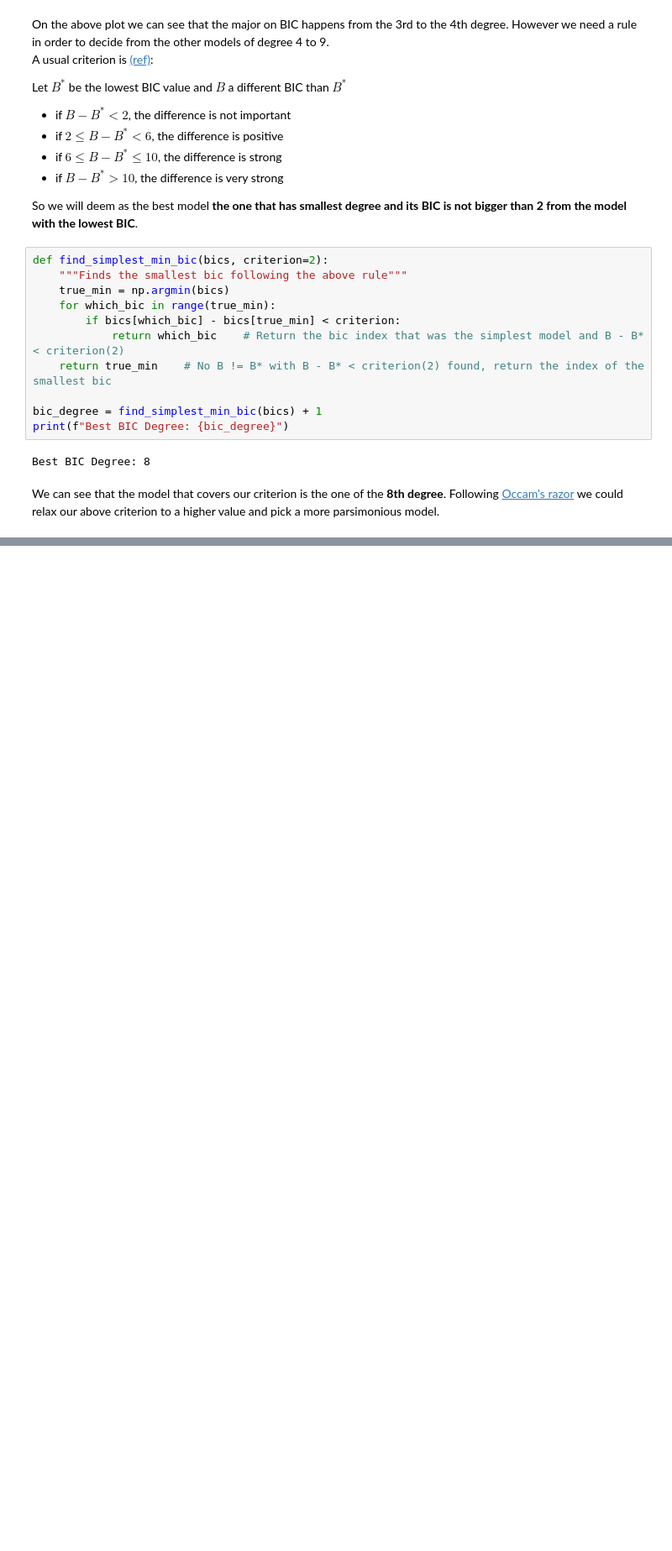
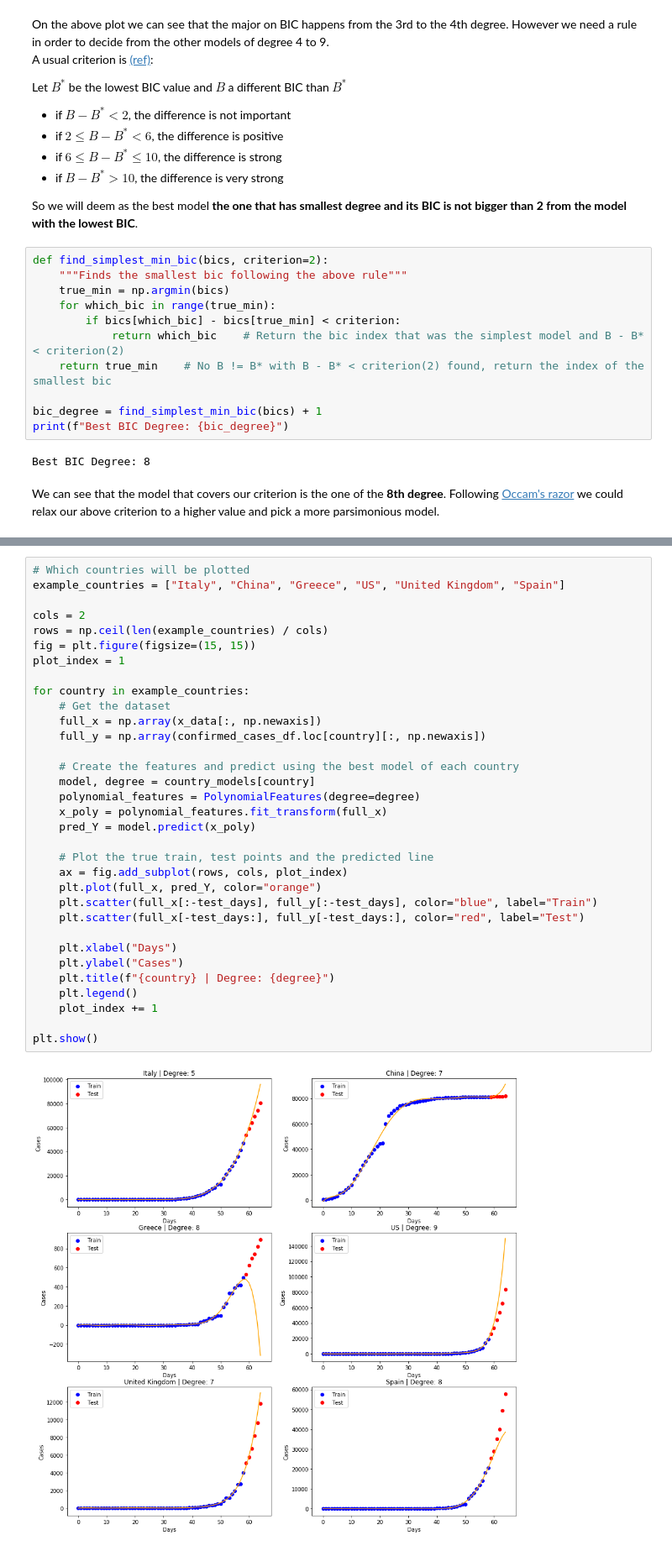
Before and after one commit to MikeXydas/Data-Bites, a Jupyter notebook: Covid19_Polynomial_Fitting.ipynb, the cells around one changed output, grey strips where cells are left out. Shown: that part at 84% size. Saved outputs shown, nothing was run; the diff lists cells and outputs as text; blank space fills up the shorter version.

```diff
--- a/Covid19_Polynomial_Fitting.ipynb
+++ b/Covid19_Polynomial_Fitting.ipynb
@@ -225,0 +302,35 @@ plt.show()
+# %%
+# Which countries will be plotted
+example_countries = ["Italy", "China", "Greece", "US", "United Kingdom", "Spain"]
+
+cols = 2
+rows = np.ceil(len(example_countries) / cols)
+fig = plt.figure(figsize=(15, 15))
+plot_index = 1
+
+for country in example_countries:
+    # Get the dataset
+    full_x = np.array(x_data[:, np.newaxis])
+    full_y = np.array(confirmed_cases_df.loc[country][:, np.newaxis])
+
+    # Create the features and predict using the best model of each country
+    model, degree = country_models[country]
+    polynomial_features = PolynomialFeatures(degree=degree)
+    x_poly = polynomial_features.fit_transform(full_x)
+    pred_Y = model.predict(x_poly)
+
+    # Plot the true train, test points and the predicted line
+    ax = fig.add_subplot(rows, cols, plot_index)
+    plt.plot(full_x, pred_Y, color="orange")
+    plt.scatter(full_x[:-test_days], full_y[:-test_days], color="blue", label="Train")
+    plt.scatter(full_x[-test_days:], full_y[-test_days:], color="red", label="Test")
+
+    plt.xlabel("Days")
+    plt.ylabel("Cases")
+    plt.title(f"{country} | Degree: {degree}")
+    plt.legend()
+    plot_index += 1
+
+plt.show()
+# %% [output]
+[figure, added]
```
Also changed, not shown: parts of 14 cells of this notebook.
